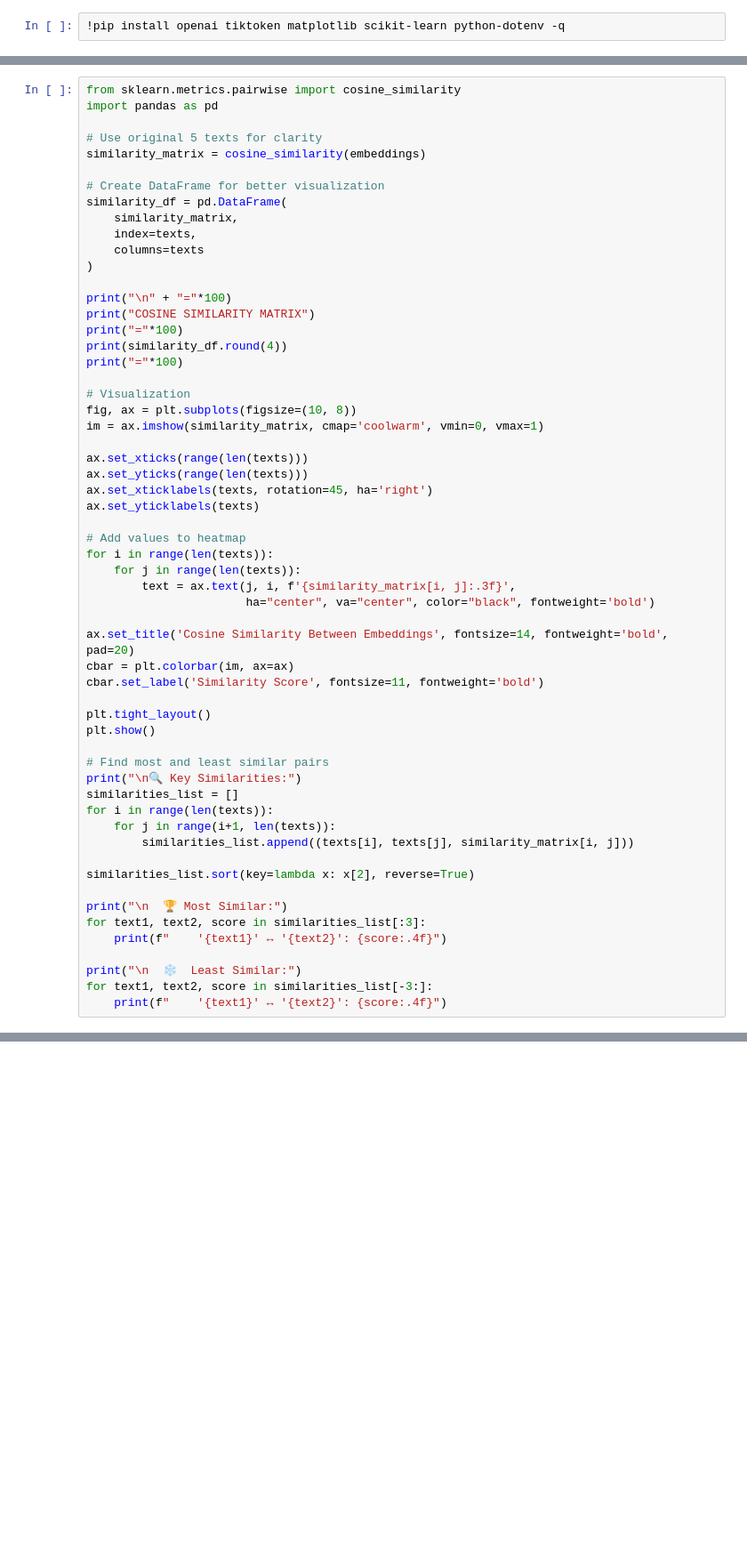
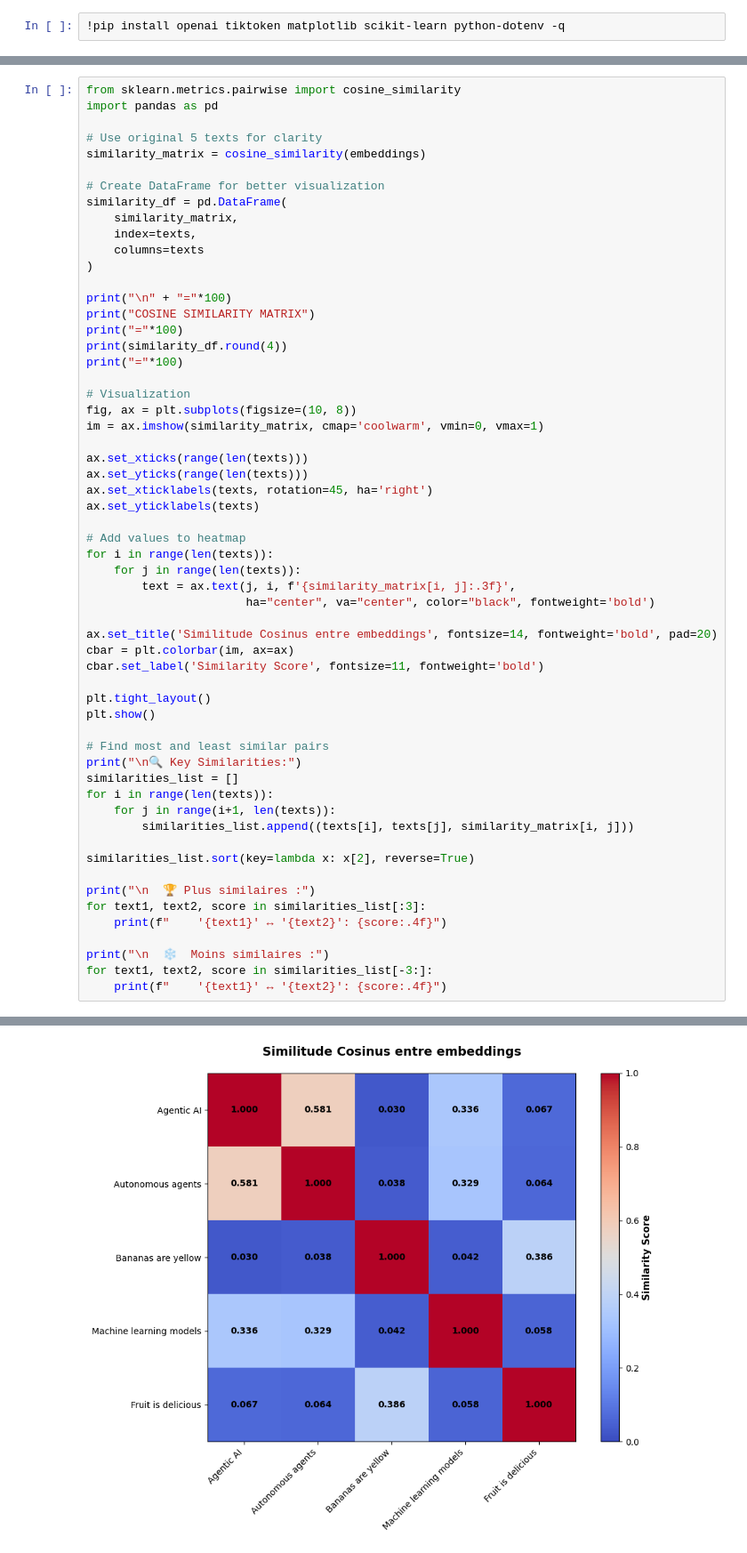
Before and after one commit to crystalloide/RAG, a Jupyter notebook: lab01_visualisation_de_la_tokenisation_et_des_embeddings.ipynb, the cells around one changed output, grey strips where cells are left out. Shown at 89% size. Drawn from its saved outputs; the diff is of its cells as text; blank space fills up the shorter version.

```diff
--- a/lab01_visualisation_de_la_tokenisation_et_des_embeddings.ipynb
+++ b/lab01_visualisation_de_la_tokenisation_et_des_embeddings.ipynb
@@ -345,7 +425,7 @@ for i in range(len(texts)):
         text = ax.text(j, i, f'{similarity_matrix[i, j]:.3f}',
                        ha="center", va="center", color="black", fontweight='bold')
 
-ax.set_title('Cosine Similarity Between Embeddings', fontsize=14, fontweight='bold', pad=20)
+ax.set_title('Similitude Cosinus entre embeddings', fontsize=14, fontweight='bold', pad=20)
 cbar = plt.colorbar(im, ax=ax)
 cbar.set_label('Similarity Score', fontsize=11, fontweight='bold')
 
@@ -361,10 +441,11 @@ for i in range(len(texts)):
 
 similarities_list.sort(key=lambda x: x[2], reverse=True)
 
-print("\n  🏆 Most Similar:")
+print("\n  🏆 Plus similaires :")
 for text1, text2, score in similarities_list[:3]:
     print(f"    '{text1}' ↔ '{text2}': {score:.4f}")
 
-print("\n  ❄️  Least Similar:")
+print("\n  ❄️  Moins similaires :")
 for text1, text2, score in similarities_list[-3:]:
     print(f"    '{text1}' ↔ '{text2}': {score:.4f}")
+# %% [output]
@@ -370,0 +469 @@ for text1, text2, score in similarities_list[-3:]:
+[figure, added]
```
Also changed, not shown: parts of 33 cells of this notebook.
